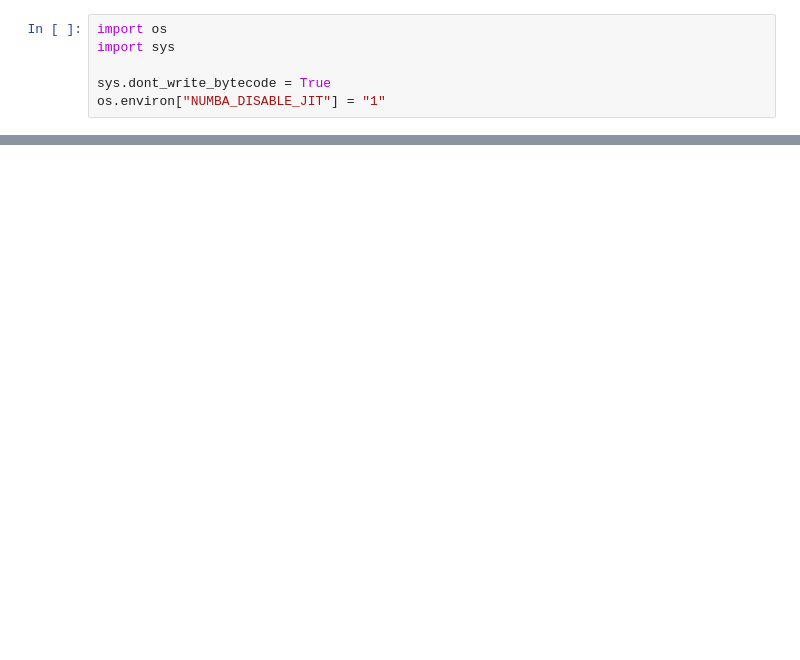
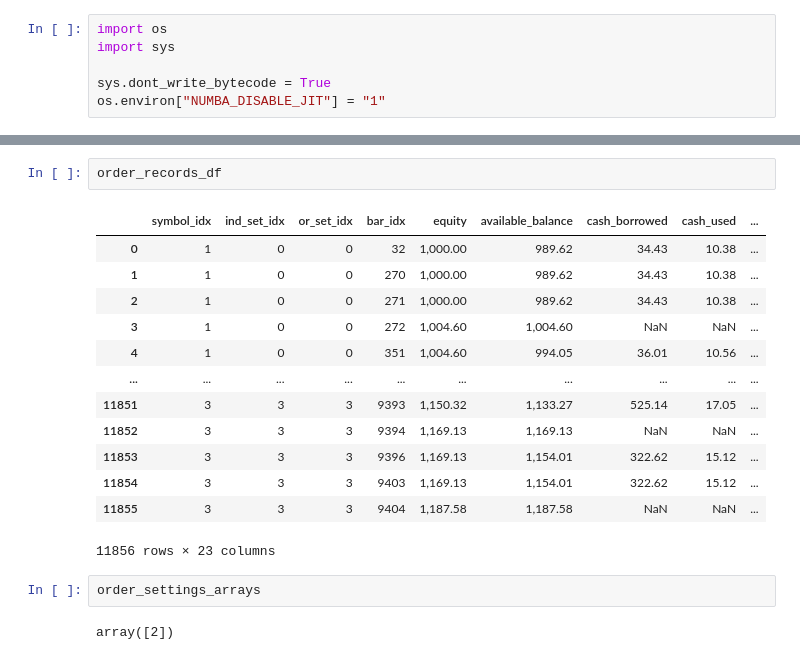
Before and after one commit to quantfreedom/QuantFreedom, a Jupyter notebook: quantfreedom/class_practice/full class test.ipynb, the cells around one changed output, grey strips where cells are left out. Cells and saved outputs as stored; diff of their text form; blank space fills up the shorter version.

```diff
--- a/quantfreedom/class_practice/full class test.ipynb
+++ b/quantfreedom/class_practice/full class test.ipynb
@@ -111,0 +143,20 @@ plot_one_result(
+# %%
+order_records_df
+# %% [output]
+|  | symbol_idx | ind_set_idx | or_set_idx | bar_idx | equity | available_balance | cash_borrowed | cash_used | ... |
+| 0 | 1 | 0 | 0 | 32 | 1,000.00 | 989.62 | 34.43 | 10.38 | ... |
+| 1 | 1 | 0 | 0 | 270 | 1,000.00 | 989.62 | 34.43 | 10.38 | ... |
+| 2 | 1 | 0 | 0 | 271 | 1,000.00 | 989.62 | 34.43 | 10.38 | ... |
+| 3 | 1 | 0 | 0 | 272 | 1,004.60 | 1,004.60 | NaN | NaN | ... |
+| 4 | 1 | 0 | 0 | 351 | 1,004.60 | 994.05 | 36.01 | 10.56 | ... |
+| ... | ... | ... | ... | ... | ... | ... | ... | ... | ... |
+| 11851 | 3 | 3 | 3 | 9393 | 1,150.32 | 1,133.27 | 525.14 | 17.05 | ... |
+| 11852 | 3 | 3 | 3 | 9394 | 1,169.13 | 1,169.13 | NaN | NaN | ... |
+| 11853 | 3 | 3 | 3 | 9396 | 1,169.13 | 1,154.01 | 322.62 | 15.12 | ... |
+| 11854 | 3 | 3 | 3 | 9403 | 1,169.13 | 1,154.01 | 322.62 | 15.12 | ... |
+| 11855 | 3 | 3 | 3 | 9404 | 1,187.58 | 1,187.58 | NaN | NaN | ... |
+11856 rows × 23 columns
+# %%
+order_settings_arrays
+# %% [output]
+array([2])
```
Also changed, not shown: parts of 12 cells of this notebook, 5 other files.
